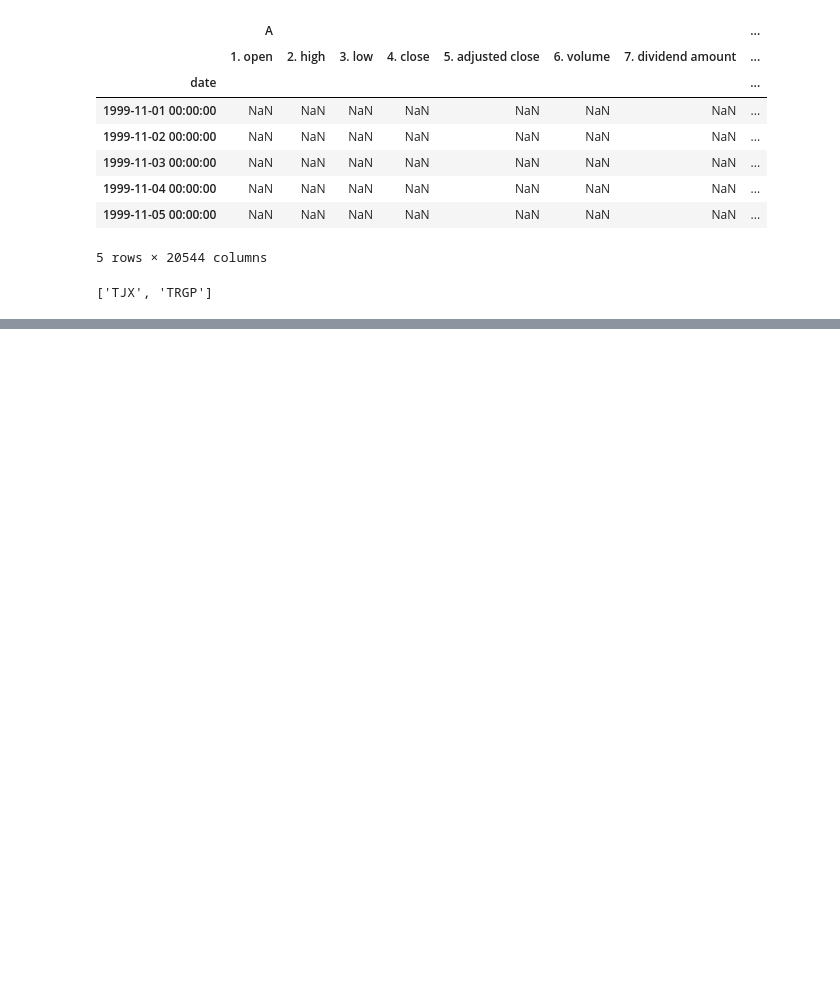
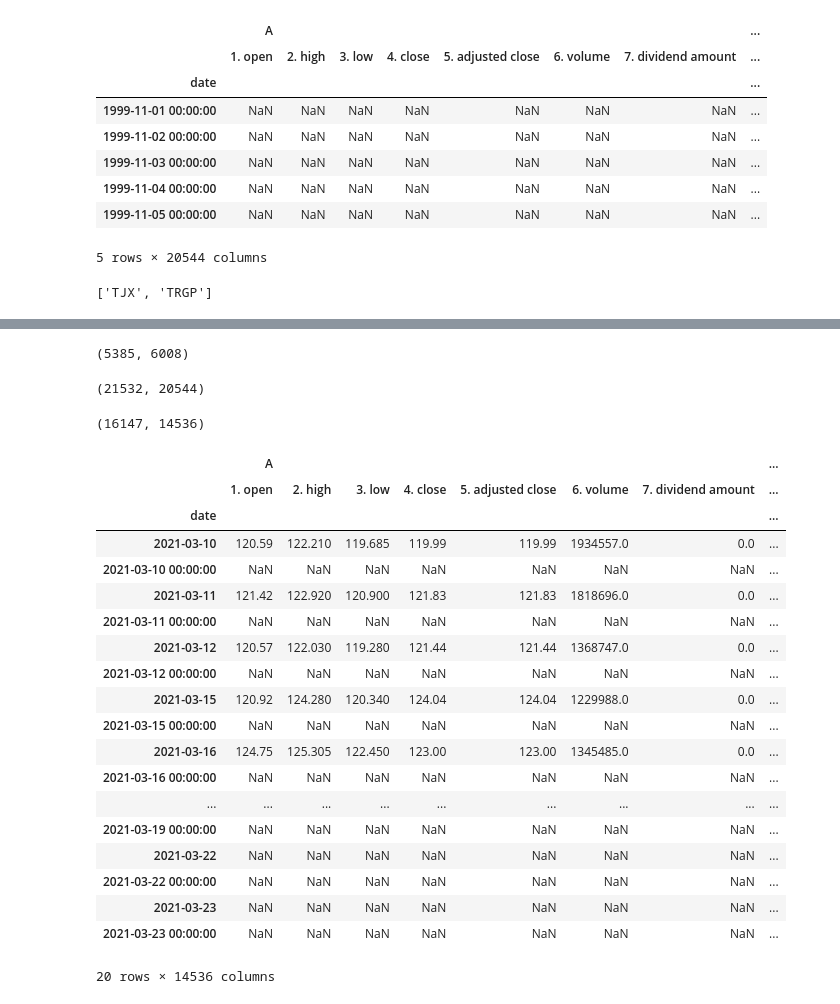
Before and after one commit to Maltanno/Capstone_project, a Jupyter notebook: Data Acquisition.ipynb, the cells around one changed output, grey strips where cells are left out. Saved outputs shown, nothing was run; the diff lists cells and outputs as text; code cells hidden in the pictures; blank space fills up the shorter version.

```diff
--- a/Data Acquisition.ipynb
+++ b/Data Acquisition.ipynb
@@ -204,0 +264,8 @@ errors2
+# %%
+ddf.shape
+# %% [output]
+(5385, 6008)
+# %%
+ddf_save.shape
+# %% [output]
+(21532, 20544)
@@ -204,0 +274,27 @@ errors2
+# %%
+ddf0.shape
+# %% [output]
+(16147, 14536)
+# %%
+ddf0.tail(20)
+# %% [output]
+|  | A |  |  |  |  |  |  | ... |
+|  | 1. open | 2. high | 3. low | 4. close | 5. adjusted close | 6. volume | 7. dividend amount | ... |
+| date |  |  |  |  |  |  |  | ... |
+| 2021-03-10 | 120.59 | 122.210 | 119.685 | 119.99 | 119.99 | 1934557.0 | 0.0 | ... |
+| 2021-03-10 00:00:00 | NaN | NaN | NaN | NaN | NaN | NaN | NaN | ... |
+| 2021-03-11 | 121.42 | 122.920 | 120.900 | 121.83 | 121.83 | 1818696.0 | 0.0 | ... |
+| 2021-03-11 00:00:00 | NaN | NaN | NaN | NaN | NaN | NaN | NaN | ... |
+| 2021-03-12 | 120.57 | 122.030 | 119.280 | 121.44 | 121.44 | 1368747.0 | 0.0 | ... |
+| 2021-03-12 00:00:00 | NaN | NaN | NaN | NaN | NaN | NaN | NaN | ... |
+| 2021-03-15 | 120.92 | 124.280 | 120.340 | 124.04 | 124.04 | 1229988.0 | 0.0 | ... |
+| 2021-03-15 00:00:00 | NaN | NaN | NaN | NaN | NaN | NaN | NaN | ... |
+| 2021-03-16 | 124.75 | 125.305 | 122.450 | 123.00 | 123.00 | 1345485.0 | 0.0 | ... |
+| 2021-03-16 00:00:00 | NaN | NaN | NaN | NaN | NaN | NaN | NaN | ... |
+| ... | ... | ... | ... | ... | ... | ... | ... | ... |
+| 2021-03-19 00:00:00 | NaN | NaN | NaN | NaN | NaN | NaN | NaN | ... |
+| 2021-03-22 | NaN | NaN | NaN | NaN | NaN | NaN | NaN | ... |
+| 2021-03-22 00:00:00 | NaN | NaN | NaN | NaN | NaN | NaN | NaN | ... |
+| 2021-03-23 | NaN | NaN | NaN | NaN | NaN | NaN | NaN | ... |
+| 2021-03-23 00:00:00 | NaN | NaN | NaN | NaN | NaN | NaN | NaN | ... |
+20 rows × 14536 columns
```
Also changed, not shown: parts of 14 cells of this notebook, 4 other files.
